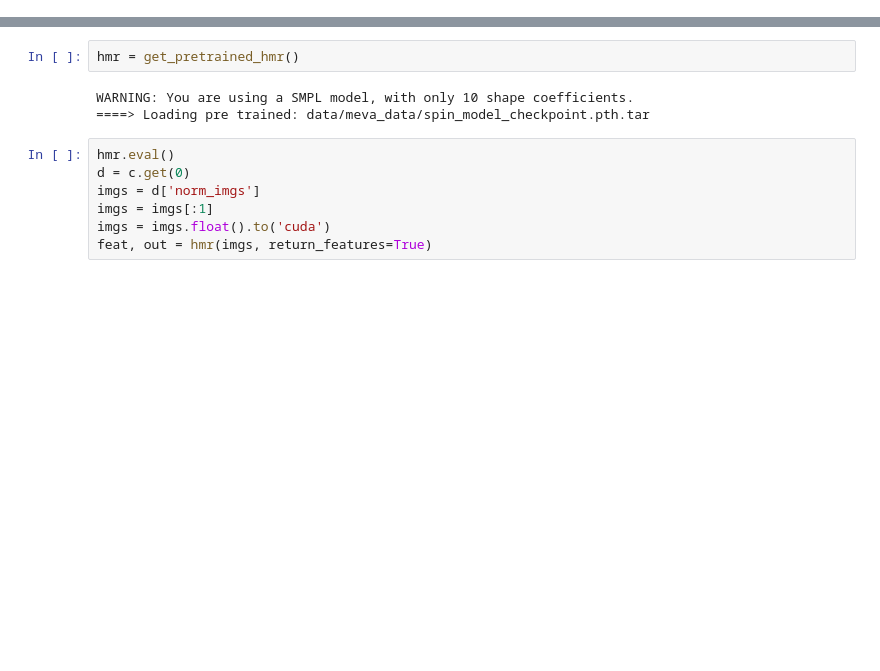
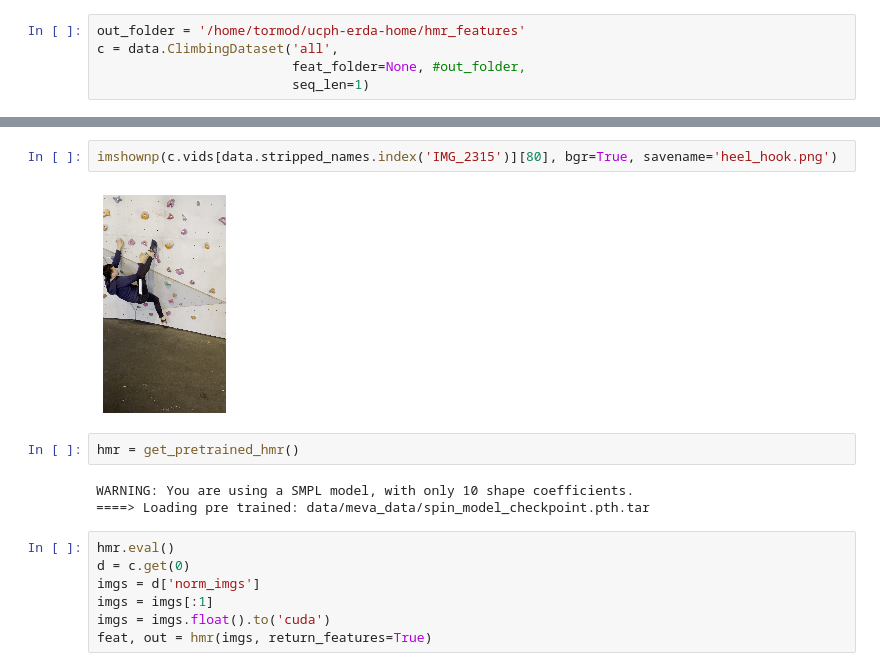
Before and after one commit to 2food/APEC, a Jupyter notebook: hmr.ipynb, the cells around one changed output, grey strips where cells are left out. Saved outputs shown, nothing was run; the diff lists cells and outputs as text; blank space fills up the shorter version.

```diff
--- a/hmr.ipynb
+++ b/hmr.ipynb
@@ -18,0 +19,5 @@ c = data.ClimbingDataset(vid_folder, anno_folder, 'all', seq_len=1)#, feat_folde
+# %%
+out_folder = '/home/tormod/ucph-erda-home/hmr_features'
+c = data.ClimbingDataset('all',
+                         feat_folder=None, #out_folder,
+                         seq_len=1)
@@ -19,3 +44,7 @@ c = data.ClimbingDataset(vid_folder, anno_folder, 'all', seq_len=1)#, feat_folde
+# %%
+imshownp(c.vids[data.stripped_names.index('IMG_2315')][80], bgr=True, savename='heel_hook.png')
+# %% [output]
+[figure, added]
 # %%
 hmr = get_pretrained_hmr()
 # %% [output]
```
Also changed, not shown: parts of 6 cells of this notebook, 10 other files.
